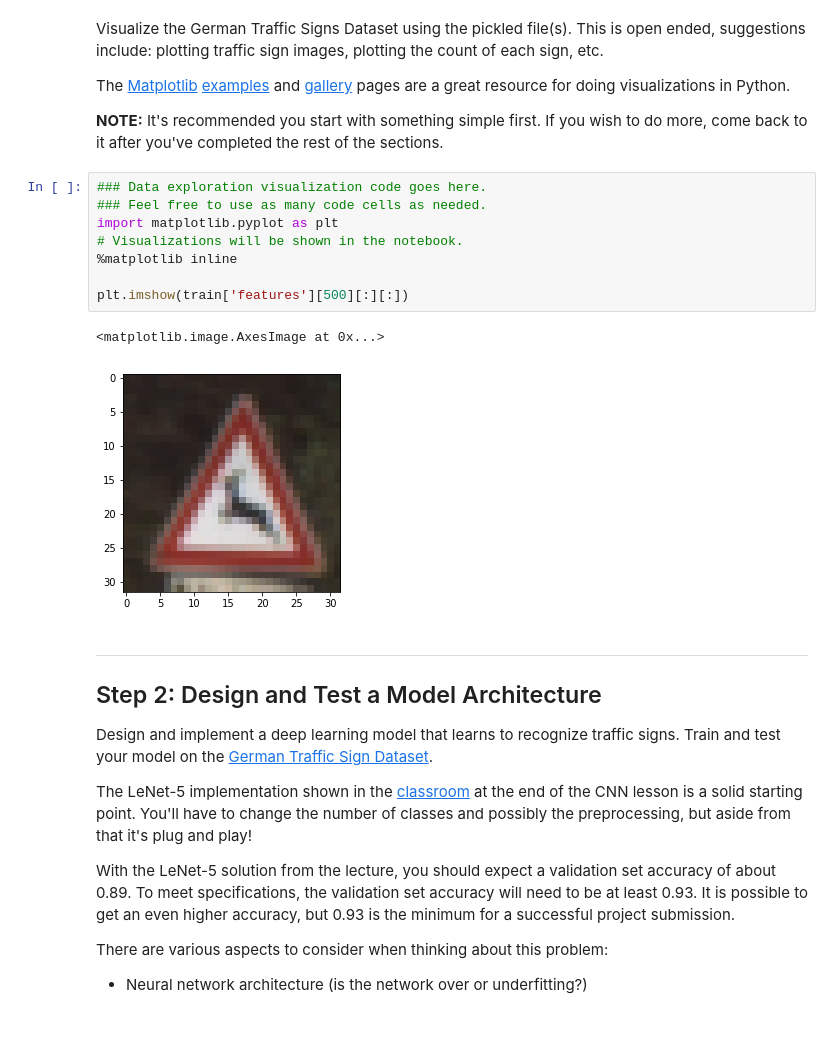
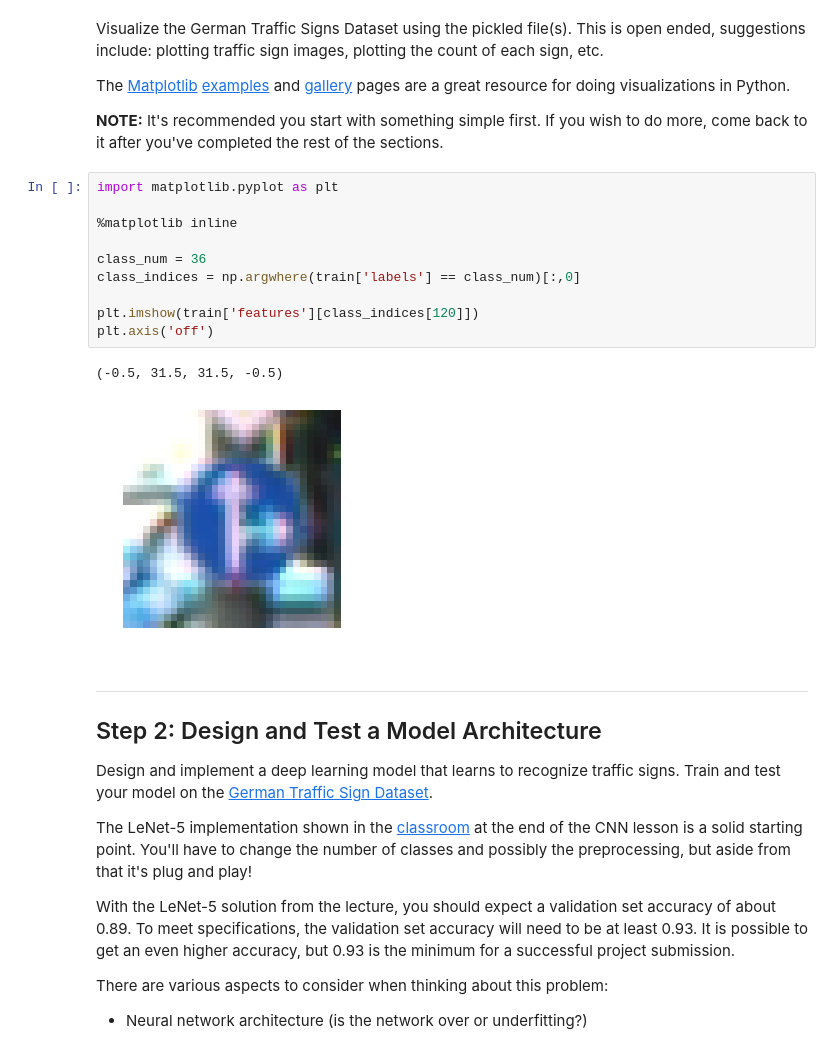
Before and after one commit to Corni33/CarND_P2_TrafficSigns, a Jupyter notebook: Traffic_Sign_Classifier.ipynb, the cells around one changed output. Saved outputs shown, nothing was run; the diff lists cells and outputs as text.

```diff
--- a/Traffic_Sign_Classifier.ipynb
+++ b/Traffic_Sign_Classifier.ipynb
@@ -90,17 +90,19 @@ Visualize the German Traffic Signs Dataset using the pickled file(s). This is op
 The [Matplotlib](http://matplotlib.org/) [examples](http://matplotlib.org/examples/index.html) and [gallery](http://matplotlib.org/gallery.html) pages are a great resource for doing visualizations in Python.
 
 **NOTE:** It's recommended you start with something simple first. If you wish to do more, come back to it after you've completed the rest of the sections.
-# %%
-### Data exploration visualization code goes here.
-### Feel free to use as many code cells as needed.
-import matplotlib.pyplot as plt
-# Visualizations will be shown in the notebook.
-%matplotlib inline
-
-plt.imshow(train['features'][500][:][:])
-# %% [output]
-<matplotlib.image.AxesImage at 0x...>
-[figure, removed]
+# %%
+import matplotlib.pyplot as plt
+
+%matplotlib inline
+
+class_num = 36
+class_indices = np.argwhere(train['labels'] == class_num)[:,0]
+
+plt.imshow(train['features'][class_indices[120]])
+plt.axis('off')
+# %% [output]
+(-0.5, 31.5, 31.5, -0.5)
+[figure, added]
 # %% [markdown]
 ----
 
```
Also changed, not shown: parts of 33 cells of this notebook, 21 other files.
